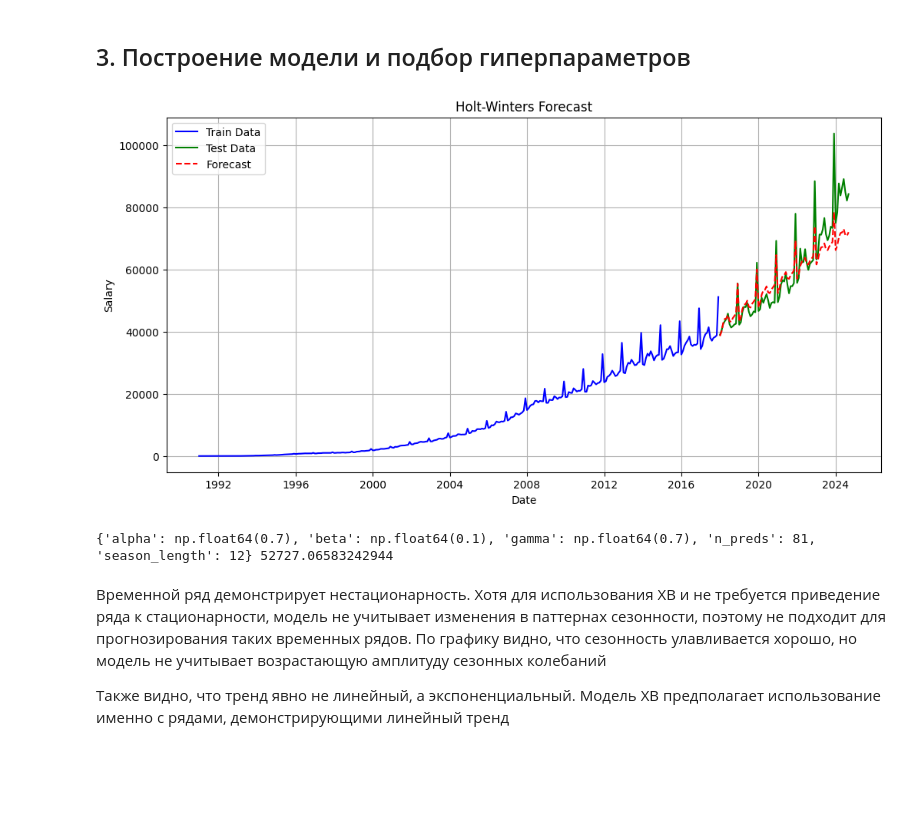
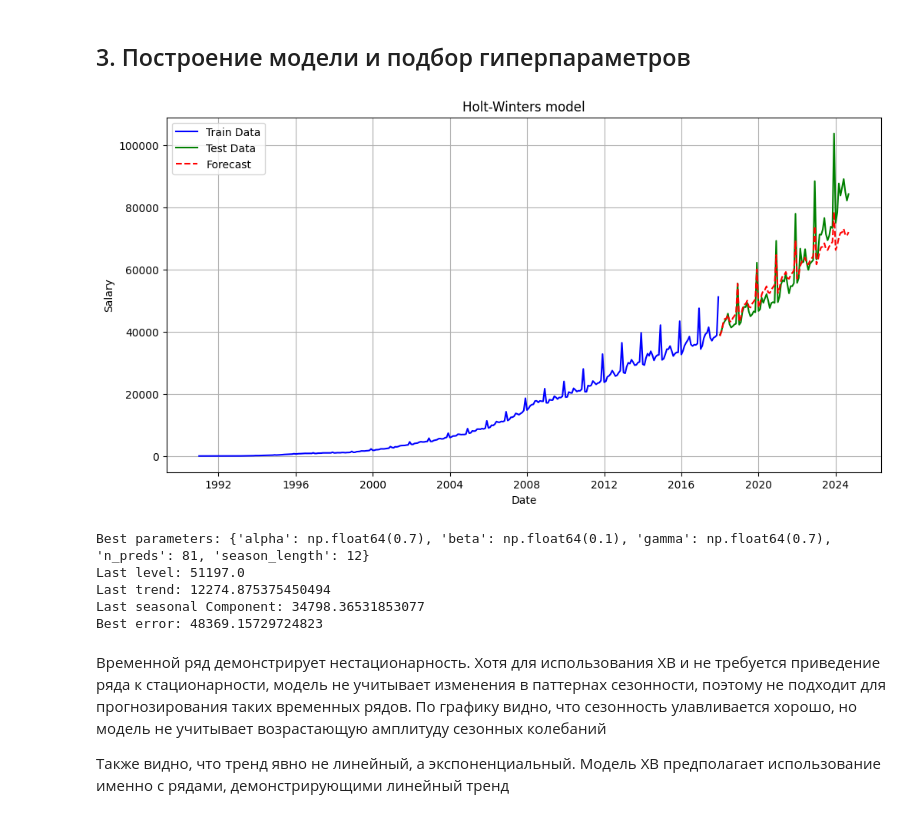
Before and after one commit to udeugene/math-forecast, a Jupyter notebook: lab-1-HW.ipynb, the cells around one changed output. Cells and saved outputs as stored; diff of their text form; code cells hidden in the pictures; blank space fills up the shorter version.

```diff
--- a/lab-1-HW.ipynb
+++ b/lab-1-HW.ipynb
@@ -4,9 +4,9 @@
 ## 1. Реализация модели и кросс-валидации
 # %%
 import numpy as np
+from sklearn.linear_model import LinearRegression
 from sklearn.model_selection import ParameterGrid
 from sklearn.metrics import mean_squared_error
-import matplotlib.pyplot as plt
 import pandas as pd
 
 class HoltWinters:
@@ -20,9 +20,11 @@ class HoltWinters:
 
     def initialize(self, series):
         n_seasons = len(series) // self.season_length
-        self.level = np.mean(series[:self.season_length])
-        self.trend = (np.mean(series[self.season_length:2*self.season_length]) -
-                      np.mean(series[:self.season_length])) / self.season_length
+        x = np.arange(len(series)).reshape(-1, 1)
+        y = series
+        reg = LinearRegression().fit(x, y)
+        self.level = reg.intercept_
+        self.trend = reg.coef_[0]
         self.seasonal_factors = [np.mean(series[i::self.season_length]) - self.level for i in range(self.season_length)]
 
     def fit(self, series):
@@ -118,40 +120,44 @@ data_cleaned.head()
 # %%
 import matplotlib.pyplot as plt
 
 train_size = int(len(data_cleaned) * 0.8)
 train, test = data_cleaned.iloc[:train_size], data_cleaned.iloc[train_size:]
 
 param_grid = {
     'alpha': np.linspace(0.1, .7, 7),
     'beta': np.linspace(0.1, .7, 7),
     'gamma': np.linspace(0.1, .7, 7),
     'season_length': [12],
     'n_preds': [len(test)]
 }
 
-best_params, best_forecast, best_error = tune_holt_winters(train['Заработная плата'].values, season_length=12, param_grid=param_grid)
-
+best_params, best_forecast, best_predictions, best_error = tune_holt_winters(train['Заработная плата'].values, season_length=12, param_grid=param_grid)
 forecast_index = pd.date_range(start=test.index[0], periods=len(best_forecast), freq='MS')
 forecast = pd.Series(best_forecast, index=forecast_index)
 
 plt.figure(figsize=(12, 6))
 plt.plot(train.index, train['Заработная плата'], label='Train Data', color='blue')
 plt.plot(test.index, test['Заработная плата'], label='Test Data', color='green')
 plt.plot(forecast.index, forecast, label='Forecast', color='red', linestyle='--')
-plt.title('Holt-Winters Forecast')
+plt.title('Holt-Winters model')
 plt.xlabel('Date')
 plt.ylabel('Salary')
 plt.legend()
 plt.grid(True)
 plt.show()
 
-print(
-    best_params,
-    best_error
-)
+print("Best parameters:", best_params)
+print("Last level:", train['Заработная плата'].values[-1])
+print("Last trend:", best_predictions[-1] - best_predictions[-2])
+print("Last seasonal Component:", best_predictions[-12])
+print("Best error:", best_error)
 # %% [output]
-[figure, old version]
+[figure, new version]
-{'alpha': np.float64(0.7), 'beta': np.float64(0.1), 'gamma': np.float64(0.7), 'n_preds': 81, 'season_length': 12} 52727.06583242944
+Best parameters: {'alpha': np.float64(0.7), 'beta': np.float64(0.1), 'gamma': np.float64(0.7), 'n_preds': 81, 'season_length': 12}
+Last level: 51197.0
+Last trend: 12274.875375450494
+Last seasonal Component: 34798.36531853077
+Best error: 48369.15729724823
 # %% [markdown]
 Временной ряд демонстрирует нестационарность. Хотя для использования ХВ и не требуется приведение ряда к стационарности, модель не учитывает изменения в паттернах сезонности, поэтому не подходит для прогнозирования таких временных рядов. По графику видно, что сезонность улавливается хорошо, но модель не учитывает возрастающую амплитуду  сезонных колебаний
 
```
